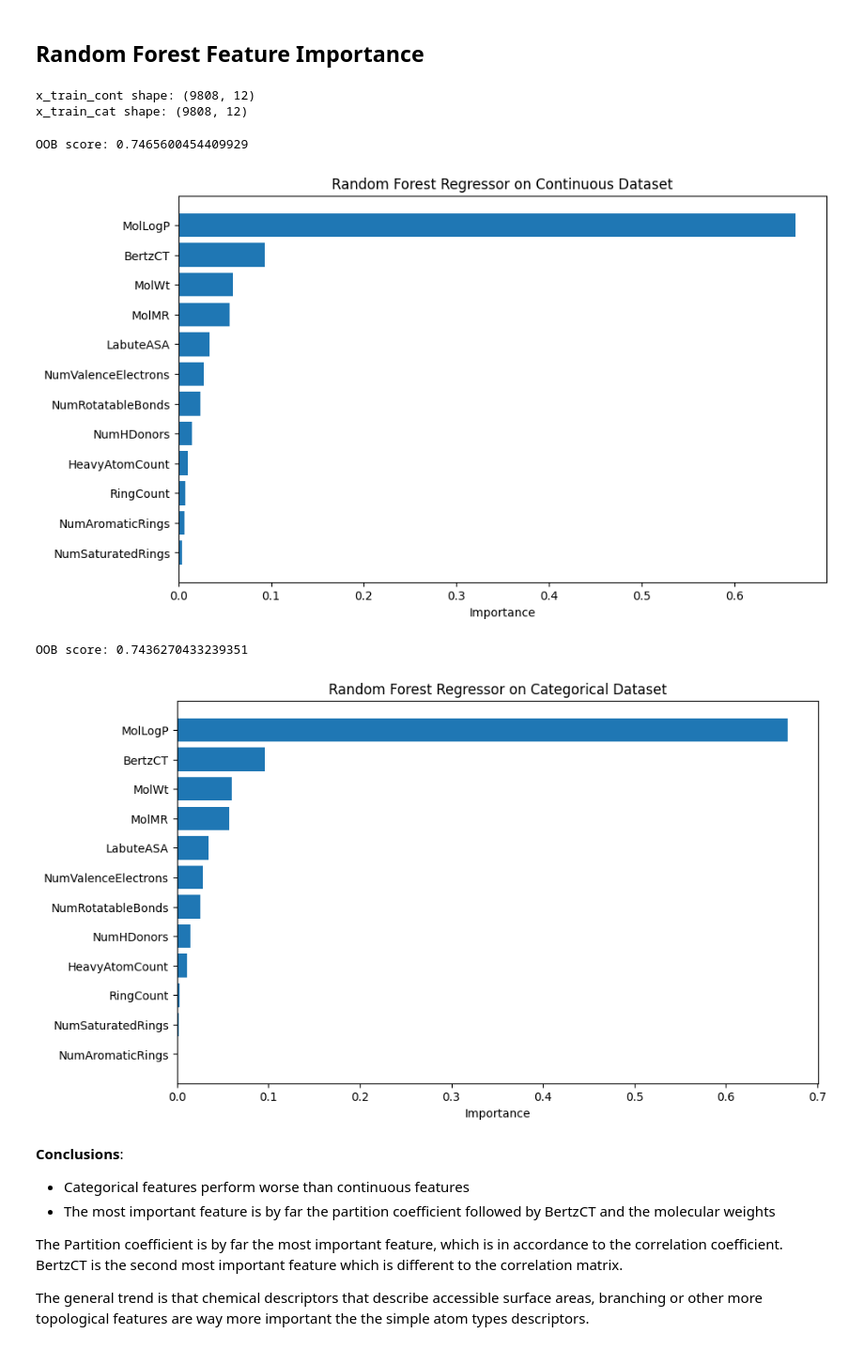
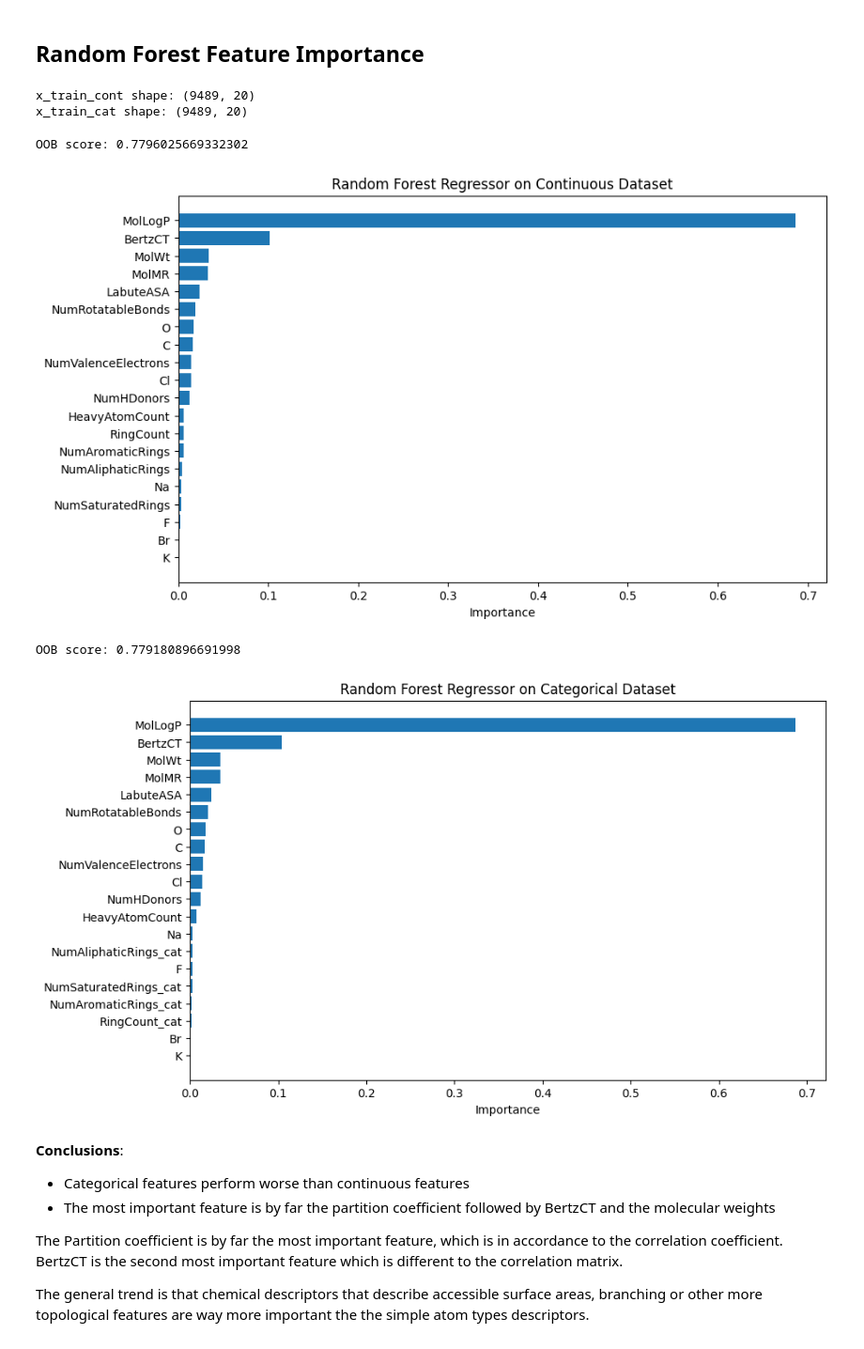
Before and after one commit to ManuelGehl/molecule_solubility, a Jupyter notebook: scripts/Model_building.ipynb, the cells around one changed output. Shown at 94% size. Drawn from its saved outputs; the diff is of its cells as text; code cells hidden in the pictures.

```diff
--- a/scripts/Model_building.ipynb
+++ b/scripts/Model_building.ipynb
@@ -40,13 +40,14 @@ y_cat = dataset.loc[:, "solubility_enc"]
 columns_cont = [
     "MolWt", "MolLogP", "MolMR", "HeavyAtomCount", "NumHDonors",
     "NumRotatableBonds", "NumValenceElectrons", "NumAromaticRings",
-    "NumSaturatedRings", "RingCount", "LabuteASA", "BertzCT"
+    "NumAliphaticRings", "NumSaturatedRings", "RingCount", "LabuteASA",
+    "BertzCT", "C", "Cl", "Na", "Br", "F", "K", "O"
     ]
 columns_cat = [
     "MolWt", "MolLogP", "MolMR", "HeavyAtomCount", "NumHDonors",
     "NumRotatableBonds", "NumValenceElectrons", "RingCount_cat",
     "NumAromaticRings_cat", "NumSaturatedRings_cat", "LabuteASA",
-    "BertzCT"
+    "NumAliphaticRings_cat", "BertzCT", "C", "Cl", "Na", "Br", "F", "K", "O"
     ]
 
 # Extract 2 different datasets
@@ -62,8 +63,8 @@ y_cont = y_cont.values
 print(f"x_train_cont shape: {x_cont.shape}")
 print(f"x_train_cat shape: {x_cat.shape}")
 # %% [output]
-x_train_cont shape: (9808, 12)
-x_train_cat shape: (9808, 12)
+x_train_cont shape: (9489, 20)
+x_train_cat shape: (9489, 20)
 # %%
 # Setup Random forest regressor on continuous dataset
 forest_regressor = (RandomForestRegressor(
@@ -88,34 +89,34 @@ plt.xlabel('Importance')
 plt.title('Random Forest Regressor on Continuous Dataset')
 plt.show()
 # %% [output]
-OOB score: 0.7465600454409929
+OOB score: 0.7796025669332302
-[figure, old version]
+[figure, new version]
 # %%
 # Setup Random forest classifier on categorical dataset
 forest_regressor = (RandomForestRegressor(
     n_jobs=-1, oob_score=True, random_state=42)
                     .fit(X=x_cat, y=y_cont)
 )
 
 # Get feature importances and oob score
 feature_importances = forest_regressor.feature_importances_
 print(f"OOB score: {forest_regressor.oob_score_}")
 
 # Create a DataFrame to display feature importances
-feature_importance_df = pd.DataFrame({'Feature': columns_cont, 'Importance': feature_importances})
+feature_importance_df = pd.DataFrame({'Feature': columns_cat, 'Importance': feature_importances})
 
 # Sort the DataFrame by importance in ascending order
 feature_importance_df = feature_importance_df.sort_values(by='Importance', ascending=True)
 
 # Plot the feature importances
 plt.figure(figsize=(10, 6))
 plt.barh(feature_importance_df['Feature'], feature_importance_df['Importance'])
 plt.xlabel('Importance')
 plt.title('Random Forest Regressor on Categorical Dataset')
 plt.show()
 # %% [output]
-OOB score: 0.7436270433239351
+OOB score: 0.779180896691998
-[figure, old version]
+[figure, new version]
 # %% [markdown]
 **Conclusions**:
 - Categorical features perform worse than continuous features
```
Also changed, not shown: parts of 17 cells of this notebook, 9 other files.
